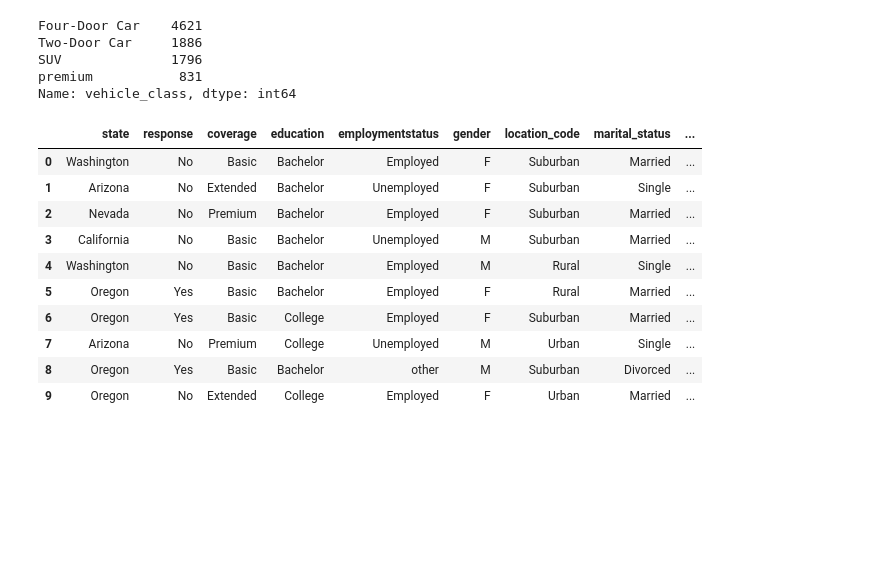
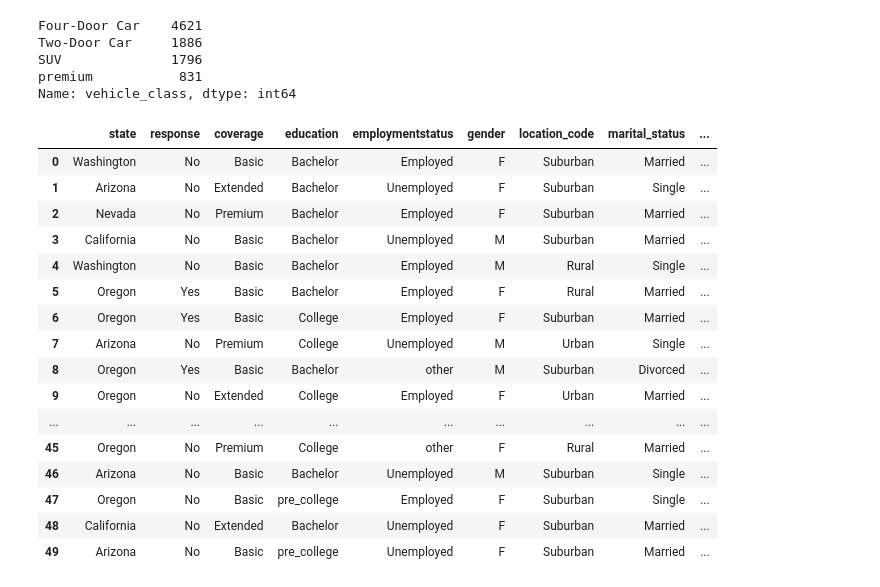
Before and after one commit to eumii/lab-cleaning-categorical-data, a Jupyter notebook: ML categorical cleaning lab.ipynb, the cells around one changed output. Saved outputs shown, nothing was run; the diff lists cells and outputs as text; code cells hidden in the pictures; blank space fills up the shorter version.

```diff
--- a/ML categorical cleaning lab.ipynb
+++ b/ML categorical cleaning lab.ipynb
@@ -311,34 +308,38 @@ Name: vehicle_class, dtype: int64
 # %%
 # education was also grouped Master degree and Doctor's degree into college
 
-categorical_df["education"] = np.where(categorical_df.education.isin(['Master','Doctor']),'College', categorical_df.education)
+categorical_df["education"] = np.where(categorical_df.education.isin(['High School or Below']),'pre_college', categorical_df.education)
 # categorical_df.head(25)
 
-# def educ(x):
-#     if 'Master' in x:
-#         return 'high_college'
-#     if 'Doctor' in x:
-#         return 'high_college'
-#     elif 'Bachelor' in x:
-#         return 'college'
-#     elif 'College'in x:
-#         return 'college'
-#     else:
-#         return 'pre_college'
+def educ(x):
+    if 'Master' in x:
+        return 'College'
+    elif 'Doctor' in x:
+        return 'College'
+    # elif 'High School or Below':
+    #     return 'pre_college'
+    else:
+        return x
 
-# categorical_df['education'] = categorical_df['education'].apply(educ)
+categorical_df['education'] = list(map(educ,categorical_df['education']))
 
-display(categorical_df.head(10))
+display(categorical_df.head(50))
 categorical_df.education.value_counts()
 # %% [output]
 |  | state | response | coverage | education | employmentstatus | gender | location_code | marital_status | ... |
 | 0 | Washington | No | Basic | Bachelor | Employed | F | Suburban | Married | ... |
 | 1 | Arizona | No | Extended | Bachelor | Unemployed | F | Suburban | Single | ... |
 | 2 | Nevada | No | Premium | Bachelor | Employed | F | Suburban | Married | ... |
 | 3 | California | No | Basic | Bachelor | Unemployed | M | Suburban | Married | ... |
 | 4 | Washington | No | Basic | Bachelor | Employed | M | Rural | Single | ... |
 | 5 | Oregon | Yes | Basic | Bachelor | Employed | F | Rural | Married | ... |
 | 6 | Oregon | Yes | Basic | College | Employed | F | Suburban | Married | ... |
 | 7 | Arizona | No | Premium | College | Unemployed | M | Urban | Single | ... |
 | 8 | Oregon | Yes | Basic | Bachelor | other | M | Suburban | Divorced | ... |
 | 9 | Oregon | No | Extended | College | Employed | F | Urban | Married | ... |
+| ... | ... | ... | ... | ... | ... | ... | ... | ... | ... |
+| 45 | Oregon | No | Premium | College | other | F | Rural | Married | ... |
+| 46 | Arizona | No | Basic | Bachelor | Unemployed | M | Suburban | Single | ... |
+| 47 | Oregon | No | Basic | pre_college | Employed | F | Suburban | Single | ... |
+| 48 | California | No | Extended | Bachelor | Unemployed | F | Suburban | Married | ... |
+| 49 | Arizona | No | Basic | pre_college | Unemployed | F | Suburban | Married | ... |
```
Also changed, not shown: parts of 3 cells of this notebook.
